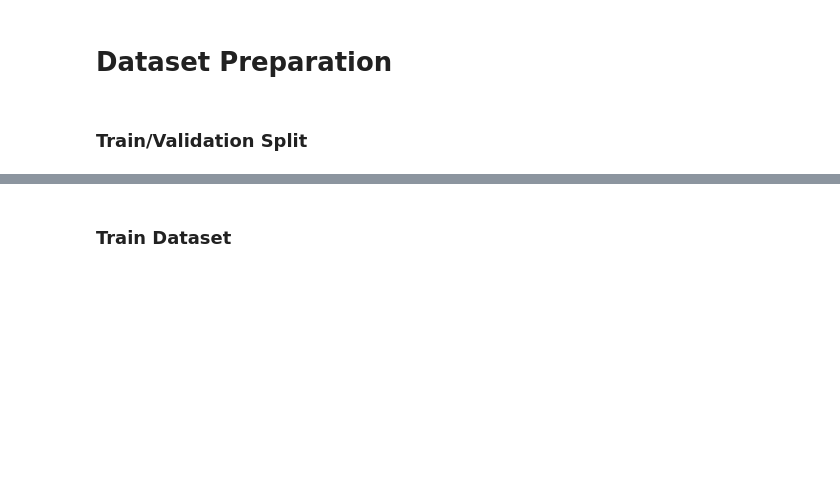
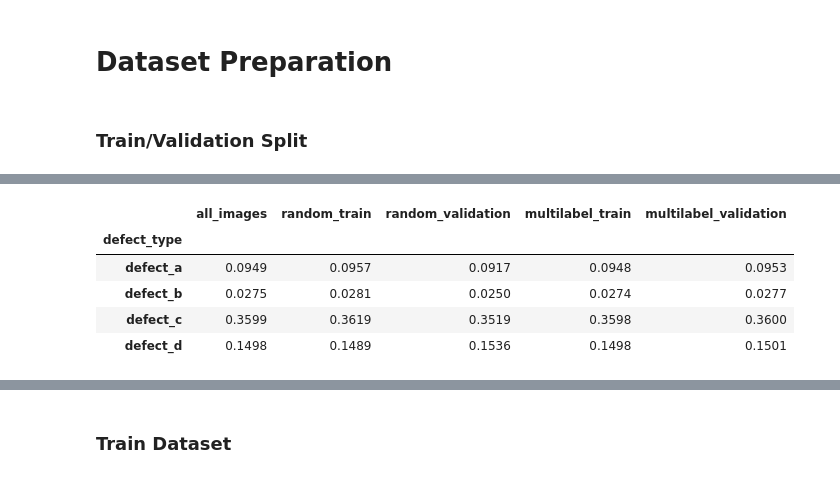
Before and after one commit to 23f2002932/23f2002932, a Jupyter notebook: dl-23f2002932-notebook-t32026.ipynb, the cells around one changed output, grey strips where cells are left out. Saved outputs shown, nothing was run; the diff lists cells and outputs as text; code cells hidden in the pictures; blank space fills up the shorter version.

```diff
--- a/dl-23f2002932-notebook-t32026.ipynb
+++ b/dl-23f2002932-notebook-t32026.ipynb
@@ -611,18 +611,32 @@ Vectorized get_binary_mask matches the iterative version perfectly!
 # %% [markdown]
 ### Train/Validation Split
 # %%
-# one deterministic image-level split shared by all three models.
+# one deterministic, multilabel-stratified image-level split shared by all models.
 image_ids = presence.index.to_numpy()
-train_ids, val_ids = train_test_split(
-    image_ids,
-    test_size=0.2,
+Y_presence = presence.loc[image_ids, list(classes)].to_numpy(dtype=np.uint8)
+
+splitter = MultilabelStratifiedKFold(
+    n_splits=5,
+    shuffle=True,
     random_state=seed,
-    shuffle=True,
 )
-validation_ids = val_ids  # retained for the split-comparison cell below
+
+train_index, val_index = next(
+    splitter.split(np.zeros((len(image_ids), 1)), Y_presence)
+)
+
+train_ids = image_ids[train_index]
+val_ids = image_ids[val_index]
+validation_ids = val_ids
 
 print("Training images:", len(train_ids))
 print("Validation images:", len(val_ids))
 print("Shared IDs:", len(set(train_ids) & set(val_ids)))
+print("\nClass prevalence:")
+display(pd.DataFrame({
+    "all_images": presence.loc[image_ids, list(classes)].mean(),
+    "train": presence.loc[train_ids, list(classes)].mean(),
+    "validation": presence.loc[val_ids, list(classes)].mean(),
+}).round(4))
 assert not (set(train_ids) & set(val_ids)), "Train/validation leakage detected."
 # %% [output]
@@ -685,3 +654,28 @@ Name: count, dtype: int64
+# %%
+# compare the selected multilabel-stratified split with a simple random split.
+random_train_ids, random_val_ids = train_test_split(
+    image_ids,
+    test_size=0.2,
+    random_state=seed,
+    shuffle=True,
+)
+
+comparison = pd.DataFrame({
+    "all_images": presence.loc[image_ids, list(classes)].mean(),
+    "random_train": presence.loc[random_train_ids, list(classes)].mean(),
+    "random_validation": presence.loc[random_val_ids, list(classes)].mean(),
+    "multilabel_train": presence.loc[train_ids, list(classes)].mean(),
+    "multilabel_validation": presence.loc[val_ids, list(classes)].mean(),
+})
+
+display(comparison.round(4))
+# %% [output]
+|  | all_images | random_train | random_validation | multilabel_train | multilabel_validation |
+| defect_type |  |  |  |  |  |
+| defect_a | 0.0949 | 0.0957 | 0.0917 | 0.0948 | 0.0953 |
+| defect_b | 0.0275 | 0.0281 | 0.0250 | 0.0274 | 0.0277 |
+| defect_c | 0.3599 | 0.3619 | 0.3519 | 0.3598 | 0.3600 |
+| defect_d | 0.1498 | 0.1489 | 0.1536 | 0.1498 | 0.1501 |
 # %%
 # multi-label cross-validation
 Y_presence = presence.loc[image_ids, list(classes)].to_numpy(dtype=np.uint8)
```
Also changed, not shown: parts of 26 cells of this notebook.
